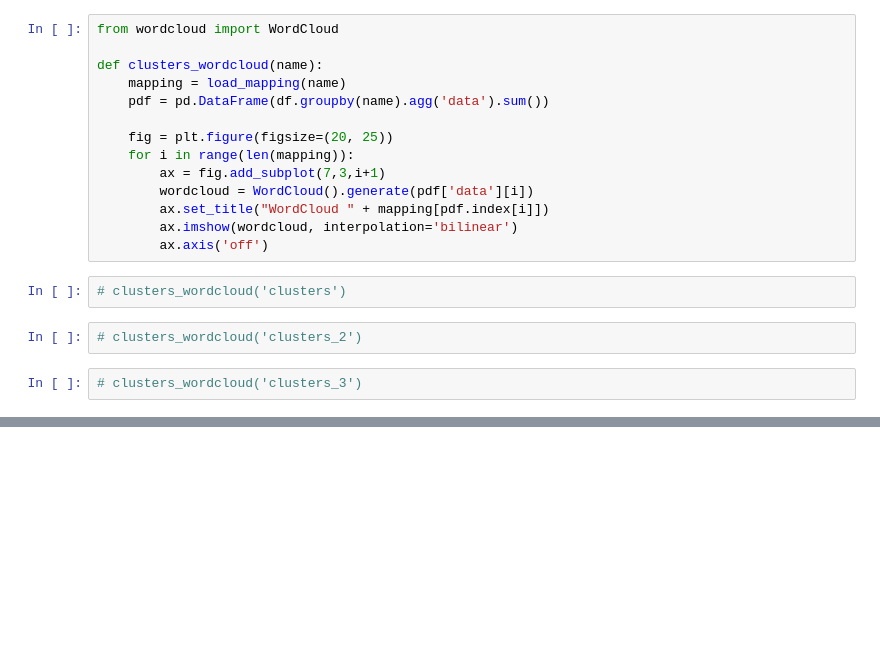
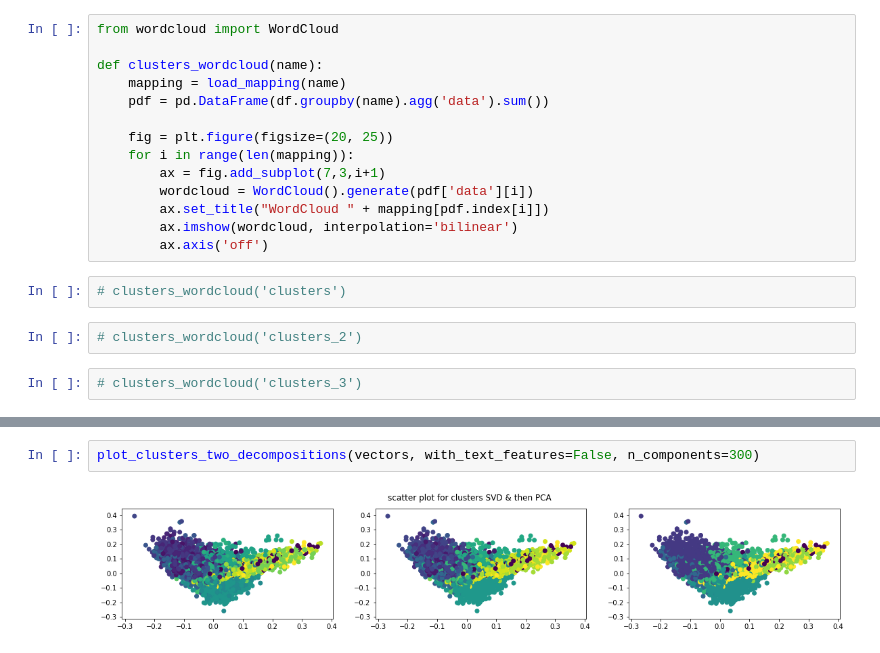
Before and after one commit to GA239/DS_course, a Jupyter notebook: HW6/clustering.ipynb, the cells around one changed output, grey strips where cells are left out. Saved outputs shown, nothing was run; the diff lists cells and outputs as text; blank space fills up the shorter version.

```diff
--- a/HW6/clustering.ipynb
+++ b/HW6/clustering.ipynb
@@ -221,0 +279,4 @@ df.head()
+# %%
+plot_clusters_two_decompositions(vectors, with_text_features=False, n_components=300)
+# %% [output]
+[figure, added]
```
Also changed, not shown: parts of 29 cells of this notebook, 1 other file.
